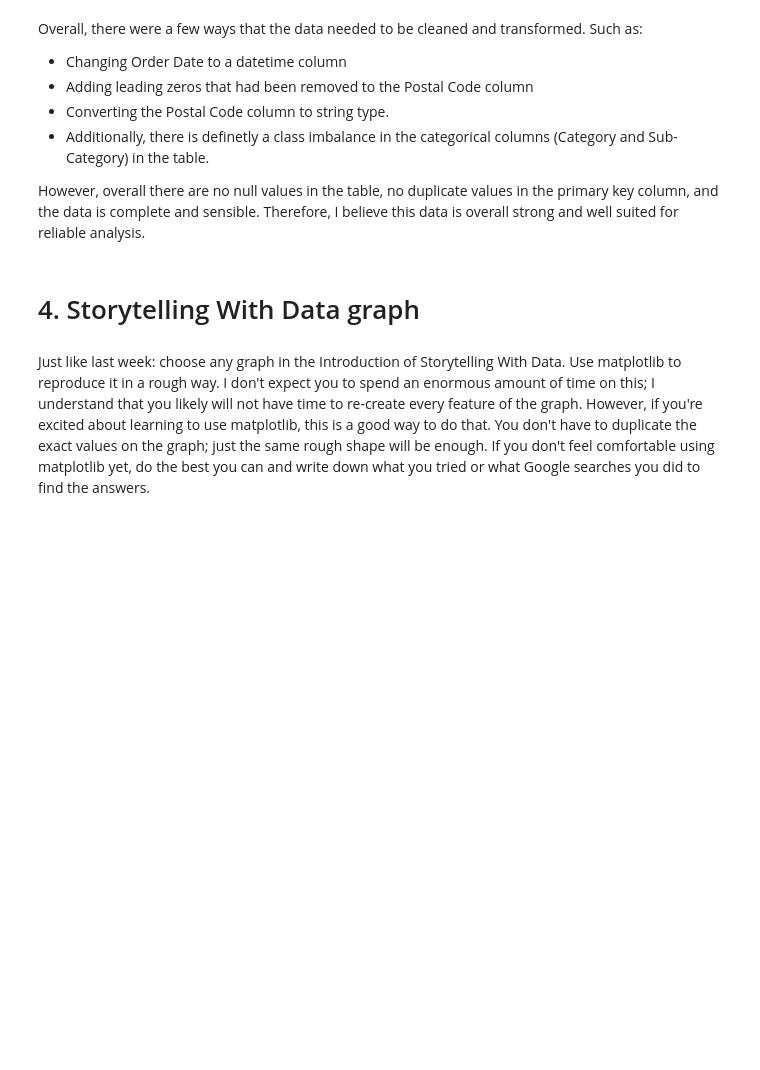
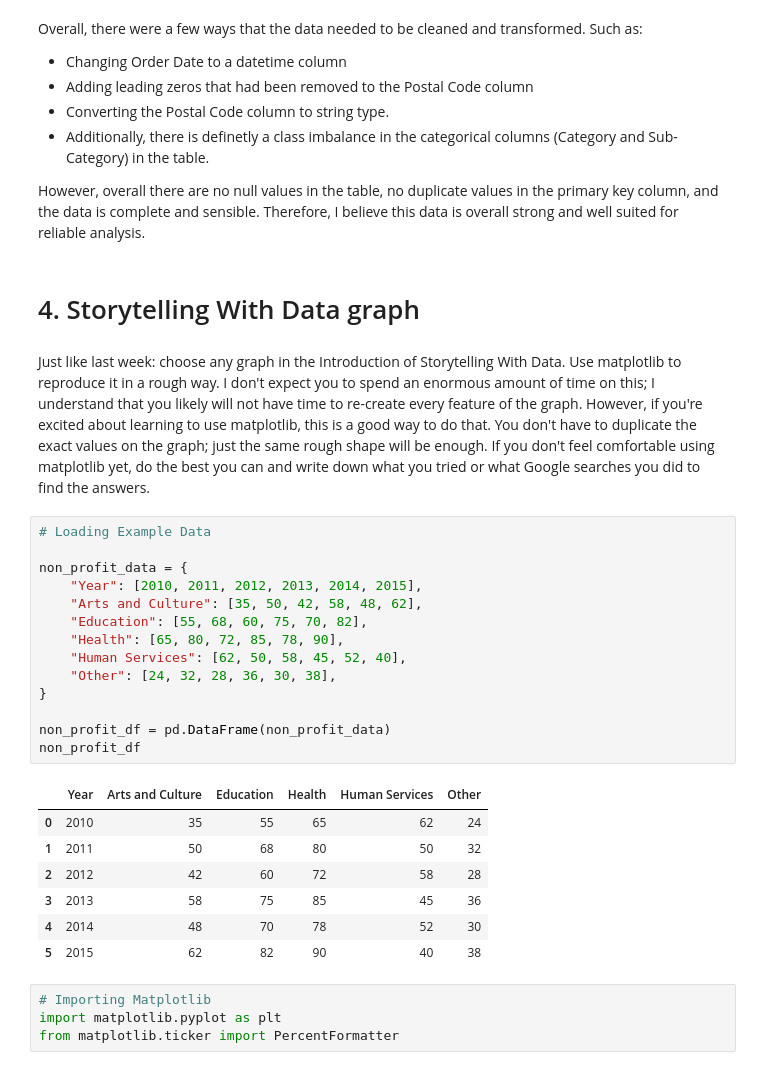
Before and after one commit to Haleymussary00/Module-B-semester-2, a Jupyter notebook: Week2.ipynb, the cells around one changed output. Drawn from its saved outputs; the diff is of its cells as text; blank space fills up the shorter version.

```diff
--- a/Week2.ipynb
+++ b/Week2.ipynb
@@ -342,3 +342,29 @@ However, overall there are no null values in the table, no duplicate values in t
 # 4. Storytelling With Data graph
 # %% [markdown]
 Just like last week: choose any graph in the Introduction of Storytelling With Data. Use matplotlib to reproduce it in a rough way. I don't expect you to spend an enormous amount of time on this; I understand that you likely will not have time to re-create every feature of the graph. However, if you're excited about learning to use matplotlib, this is a good way to do that. You don't have to duplicate the exact values on the graph; just the same rough shape will be enough.  If you don't feel comfortable using matplotlib yet, do the best you can and write down what you tried or what Google searches you did to find the answers.
+# %%
+# Loading Example Data
+
+non_profit_data = {
+    "Year": [2010, 2011, 2012, 2013, 2014, 2015],
+    "Arts and Culture": [35, 50, 42, 58, 48, 62],
+    "Education": [55, 68, 60, 75, 70, 82],
+    "Health": [65, 80, 72, 85, 78, 90],
+    "Human Services": [62, 50, 58, 45, 52, 40],
+    "Other": [24, 32, 28, 36, 30, 38],
+}
+
+non_profit_df = pd.DataFrame(non_profit_data)
+non_profit_df
+# %% [output]
+|  | Year | Arts and Culture | Education | Health | Human Services | Other |
+| 0 | 2010 | 35 | 55 | 65 | 62 | 24 |
+| 1 | 2011 | 50 | 68 | 80 | 50 | 32 |
+| 2 | 2012 | 42 | 60 | 72 | 58 | 28 |
+| 3 | 2013 | 58 | 75 | 85 | 45 | 36 |
+| 4 | 2014 | 48 | 70 | 78 | 52 | 30 |
+| 5 | 2015 | 62 | 82 | 90 | 40 | 38 |
+# %%
+# Importing Matplotlib
+import matplotlib.pyplot as plt
+from matplotlib.ticker import PercentFormatter
```
Also changed, not shown: parts of 1 cell of this notebook.
